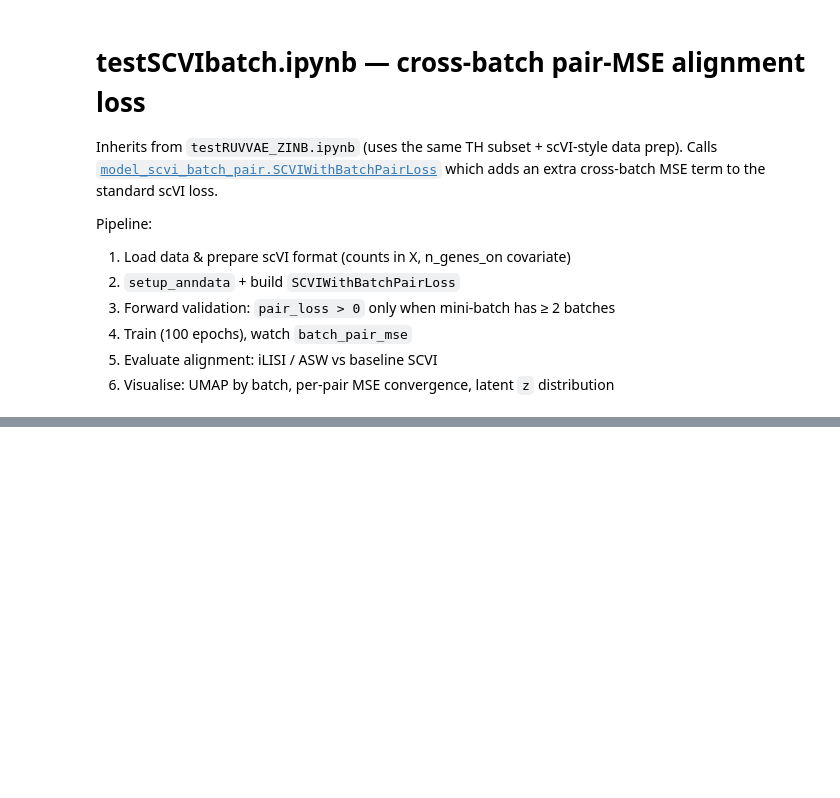
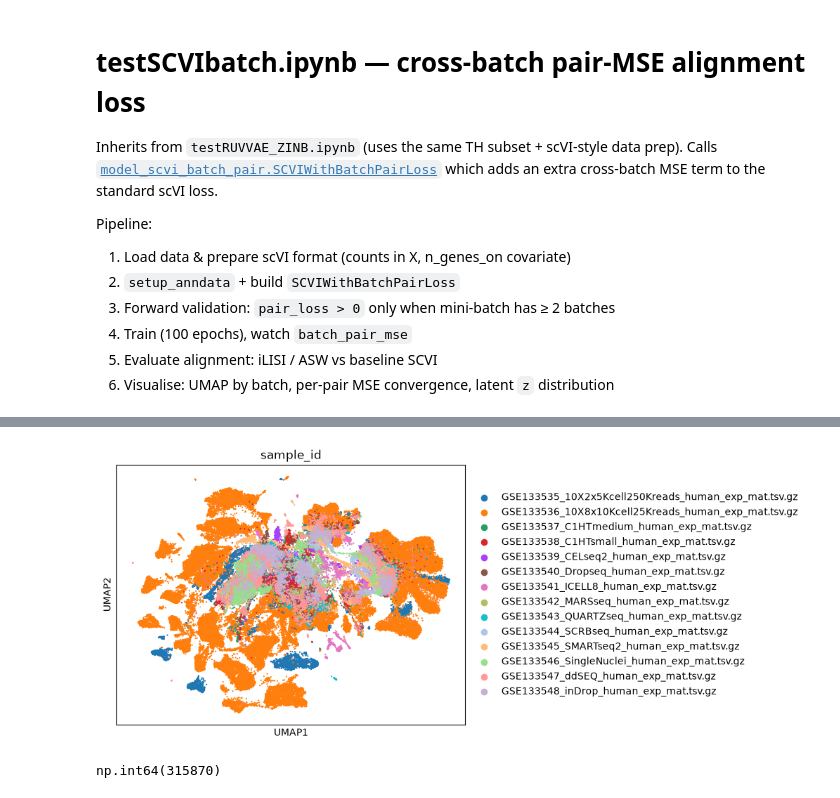
Before and after one commit to juychen/RUVDEG, a Jupyter notebook: postanalysis.ipynb, the cells around one changed output, grey strips where cells are left out. Drawn from its saved outputs; the diff is of its cells as text; code cells hidden in the pictures; blank space fills up the shorter version.

```diff
--- a/postanalysis.ipynb
+++ b/postanalysis.ipynb
@@ -136,8 +315,10 @@ for col in["meta_H1975","meta_H2228","meta_HCC827"]:
 # %%
 sc.pl.umap(
-    adata[adata.obs.meta_demuxlet_cls=="SNG"],
-    color=["meta_cell_line","protocol","meta_demuxlet_cls","meta_H1975_prop","meta_H2228_prop","meta_HCC827_prop"],
+    adata,
+    color=["sample_id"],
     # Setting a smaller point size to get prevent overlap
     ncols=2,
     size=10,
 )
+# %% [output]
+[figure, added]
@@ -143,0 +329,4 @@ sc.pl.umap(
+# %%
+adata_subset.layers['counts'].max()
+# %% [output]
+np.int64(315870)
```
Also changed, not shown: parts of 37 cells of this notebook, 6 other files.
